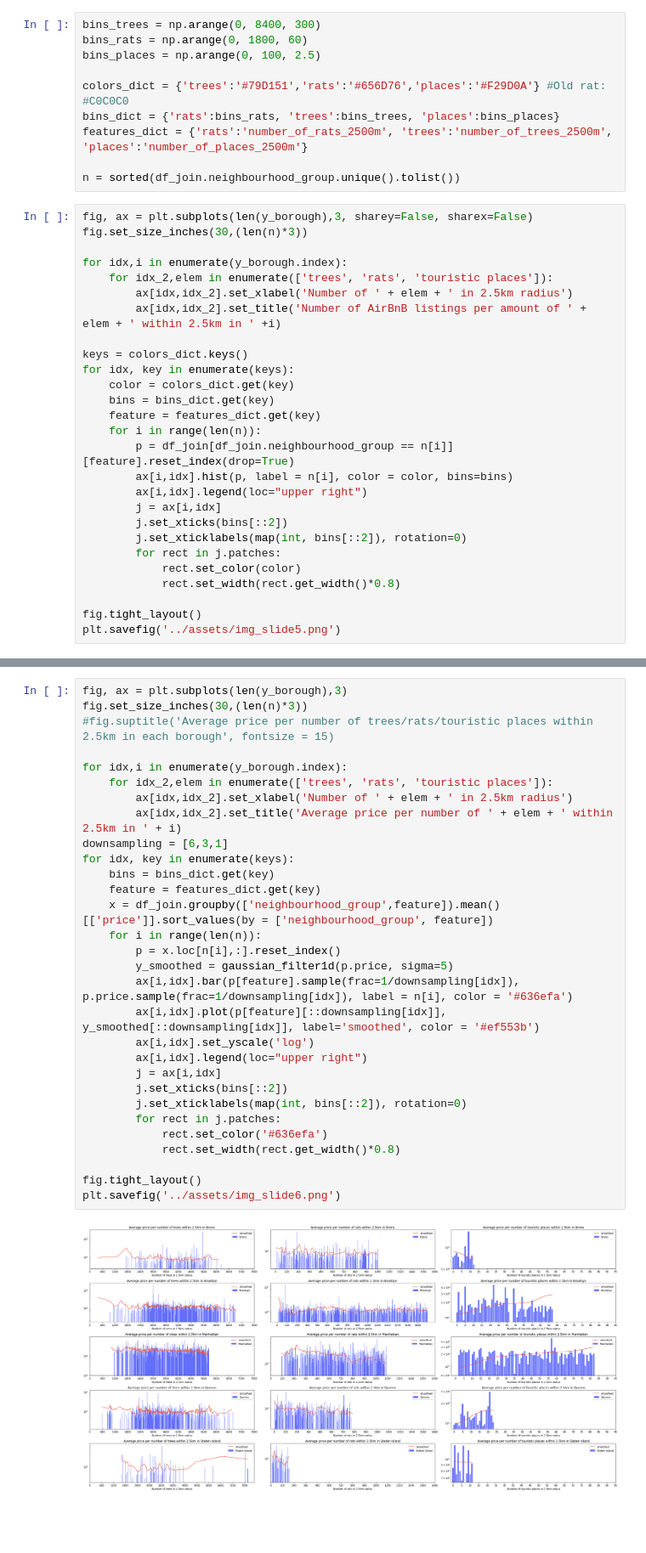
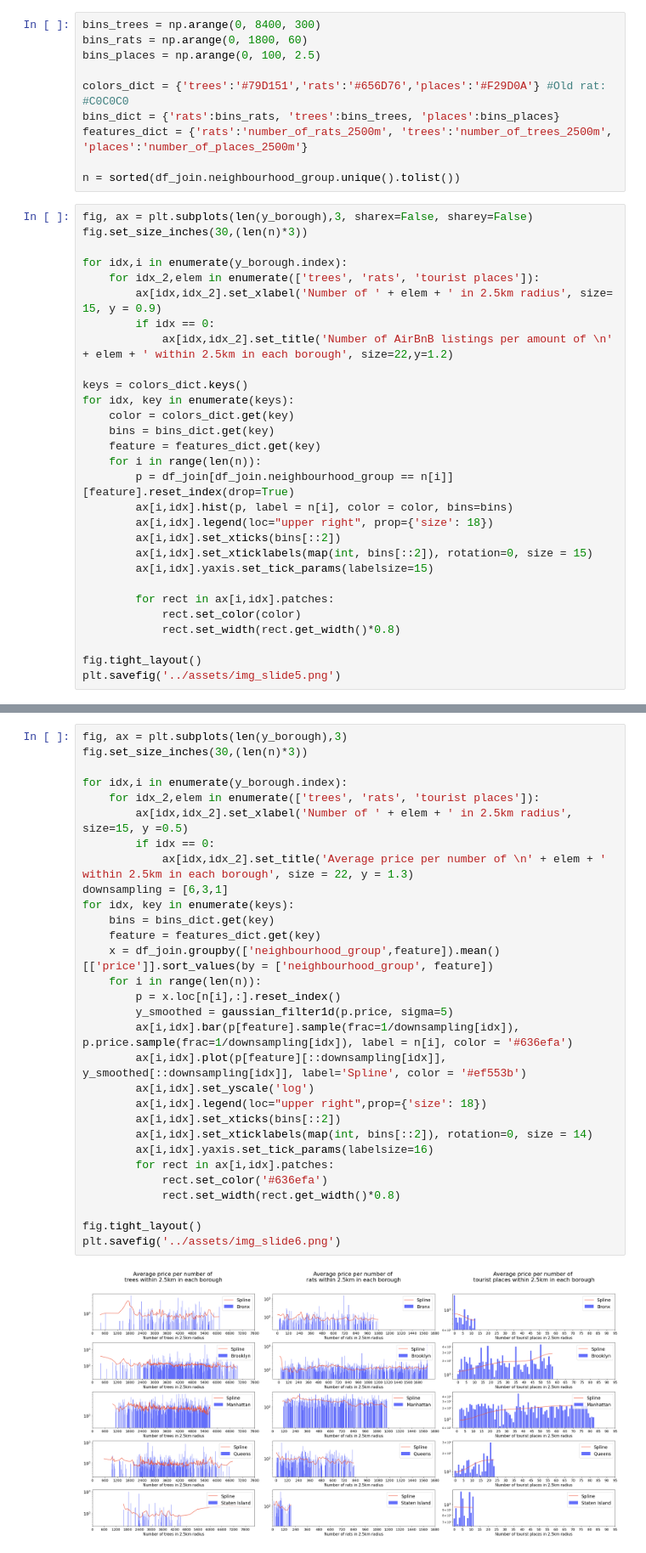
Before and after one commit to KathGran8/Air_BnB_Data_Viz, a Jupyter notebook: Explainer/Data_exploration.ipynb, the cells around one changed output, grey strips where cells are left out. Shown at 85% size. Cells and saved outputs as stored; diff of their text form; blank space fills up the shorter version.

Commit message:
Additional plots sizes modified and replacing 'touristic' by 'tourist'

```diff
--- a/Explainer/Data_exploration.ipynb
+++ b/Explainer/Data_exploration.ipynb
@@ -260,13 +280,14 @@ features_dict = {'rats':'number_of_rats_2500m', 'trees':'number_of_trees_2500m',
 
 n = sorted(df_join.neighbourhood_group.unique().tolist())
 # %%
-fig, ax = plt.subplots(len(y_borough),3, sharey=False, sharex=False)
+fig, ax = plt.subplots(len(y_borough),3, sharex=False, sharey=False)
 fig.set_size_inches(30,(len(n)*3))
 
 for idx,i in enumerate(y_borough.index):
-    for idx_2,elem in enumerate(['trees', 'rats', 'touristic places']):
-        ax[idx,idx_2].set_xlabel('Number of ' + elem + ' in 2.5km radius')
-        ax[idx,idx_2].set_title('Number of AirBnB listings per amount of ' + elem + ' within 2.5km in ' +i)
+    for idx_2,elem in enumerate(['trees', 'rats', 'tourist places']):
+        ax[idx,idx_2].set_xlabel('Number of ' + elem + ' in 2.5km radius', size= 15, y = 0.9)
+        if idx == 0:
+            ax[idx,idx_2].set_title('Number of AirBnB listings per amount of \n' + elem + ' within 2.5km in each borough', size=22,y=1.2)
 
 keys = colors_dict.keys()
 for idx, key in enumerate(keys):
@@ -276,11 +297,12 @@ for idx, key in enumerate(keys):
     for i in range(len(n)):
         p = df_join[df_join.neighbourhood_group == n[i]][feature].reset_index(drop=True)
         ax[i,idx].hist(p, label = n[i], color = color, bins=bins)
-        ax[i,idx].legend(loc="upper right")
-        j = ax[i,idx]
-        j.set_xticks(bins[::2])
-        j.set_xticklabels(map(int, bins[::2]), rotation=0)
-        for rect in j.patches:
+        ax[i,idx].legend(loc="upper right", prop={'size': 18})
+        ax[i,idx].set_xticks(bins[::2])
+        ax[i,idx].set_xticklabels(map(int, bins[::2]), rotation=0, size = 15)
+        ax[i,idx].yaxis.set_tick_params(labelsize=15)
+
+        for rect in ax[i,idx].patches:
             rect.set_color(color)
             rect.set_width(rect.get_width()*0.8)
 
@@ -291,32 +313,32 @@ plt.savefig('../assets/img_slide5.png')
 # %%
 fig, ax = plt.subplots(len(y_borough),3)
 fig.set_size_inches(30,(len(n)*3))
-#fig.suptitle('Average price per number of trees/rats/touristic places within 2.5km in each borough', fontsize = 15)
 
 for idx,i in enumerate(y_borough.index):
-    for idx_2,elem in enumerate(['trees', 'rats', 'touristic places']):
-        ax[idx,idx_2].set_xlabel('Number of ' + elem + ' in 2.5km radius')
-        ax[idx,idx_2].set_title('Average price per number of ' + elem + ' within 2.5km in ' + i)
+    for idx_2,elem in enumerate(['trees', 'rats', 'tourist places']):
+        ax[idx,idx_2].set_xlabel('Number of ' + elem + ' in 2.5km radius', size=15, y =0.5)
+        if idx == 0:
+            ax[idx,idx_2].set_title('Average price per number of \n' + elem + ' within 2.5km in each borough', size = 22, y = 1.3)
 downsampling = [6,3,1]
 for idx, key in enumerate(keys):
     bins = bins_dict.get(key)
     feature = features_dict.get(key)
     x = df_join.groupby(['neighbourhood_group',feature]).mean()[['price']].sort_values(by = ['neighbourhood_group', feature])
     for i in range(len(n)):
         p = x.loc[n[i],:].reset_index()
         y_smoothed = gaussian_filter1d(p.price, sigma=5)
         ax[i,idx].bar(p[feature].sample(frac=1/downsampling[idx]), p.price.sample(frac=1/downsampling[idx]), label = n[i], color = '#636efa')
-        ax[i,idx].plot(p[feature][::downsampling[idx]], y_smoothed[::downsampling[idx]], label='smoothed', color = '#ef553b')
+        ax[i,idx].plot(p[feature][::downsampling[idx]], y_smoothed[::downsampling[idx]], label='Spline', color = '#ef553b')
         ax[i,idx].set_yscale('log')
-        ax[i,idx].legend(loc="upper right")
-        j = ax[i,idx]
-        j.set_xticks(bins[::2])
-        j.set_xticklabels(map(int, bins[::2]), rotation=0)
-        for rect in j.patches:
+        ax[i,idx].legend(loc="upper right",prop={'size': 18})
+        ax[i,idx].set_xticks(bins[::2])
+        ax[i,idx].set_xticklabels(map(int, bins[::2]), rotation=0, size = 14)
+        ax[i,idx].yaxis.set_tick_params(labelsize=16)
+        for rect in ax[i,idx].patches:
             rect.set_color('#636efa')
             rect.set_width(rect.get_width()*0.8)
 
 fig.tight_layout()
 plt.savefig('../assets/img_slide6.png')
 # %% [output]
-[figure, old version]
+[figure, new version]
```
Also changed, not shown: parts of 2 cells of this notebook, 3 other files.
